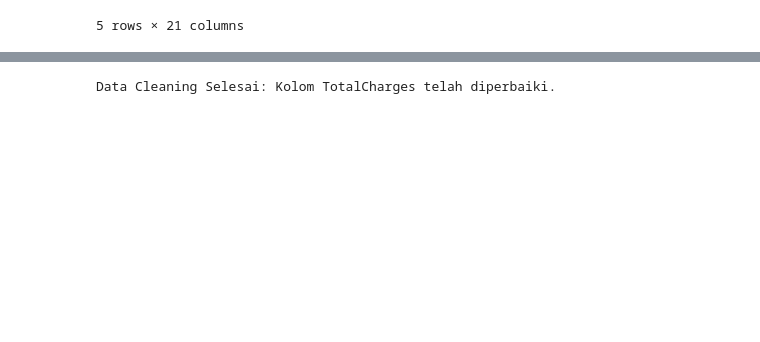
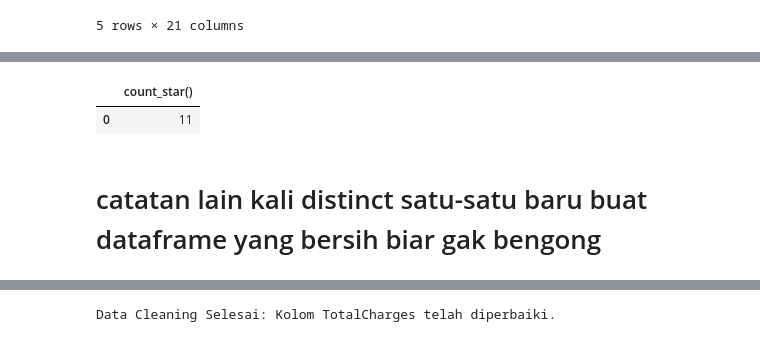
Before and after one commit to Aris0506/part-latihan, a Jupyter notebook: 05 Juma'at/1/main.ipynb, the cells around one changed output, grey strips where cells are left out. Drawn from its saved outputs; the diff is of its cells as text; code cells hidden in the pictures; blank space fills up the shorter version.

```diff
--- a/05 Juma'at/1/main.ipynb
+++ b/05 Juma'at/1/main.ipynb
@@ -43,0 +129,9 @@ display(df_check)
+# %%
+# tahap validasi
+# Hitung berapa banyak baris yang isinya cuma spasi
+con.sql("SELECT COUNT(*) FROM 'WA_Fn-UseC_-Telco-Customer-Churn.csv' WHERE TotalCharges = ' '").df()
+# %% [output]
+|  | count_star() |
+| 0 | 11 |
+# %% [markdown]
+# catatan lain kali distinct satu-satu baru buat dataframe yang bersih biar gak bengong
```
Also changed, not shown: parts of 25 cells of this notebook, 6 other files.
